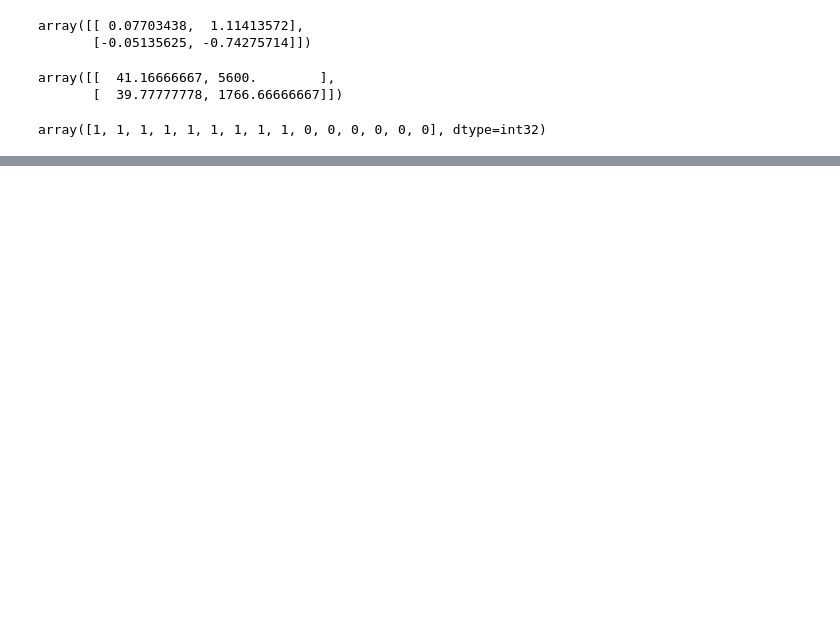
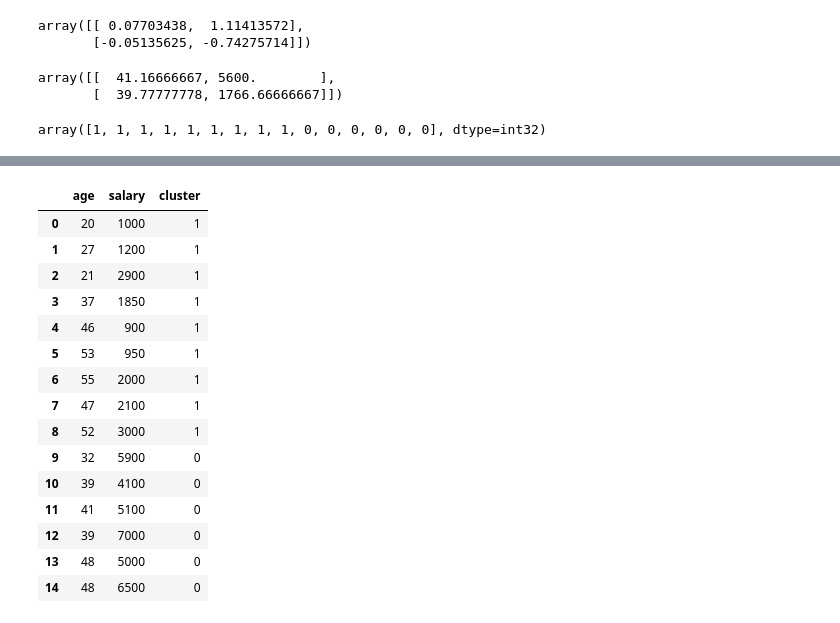
Before and after one commit to MarcelaMotta/salary_age, a Jupyter notebook: main.ipynb, the cells around one changed output, grey strips where cells are left out. Cells and saved outputs as stored; diff of their text form; code cells hidden in the pictures; blank space fills up the shorter version.

```diff
--- a/main.ipynb
+++ b/main.ipynb
@@ -69,0 +107,21 @@ fig_results.show()
+# %%
+data = pd.DataFrame(data=data, columns=['age', 'salary'])
+data['cluster'] = labels
+data
+# %% [output]
+|  | age | salary | cluster |
+| 0 | 20 | 1000 | 1 |
+| 1 | 27 | 1200 | 1 |
+| 2 | 21 | 2900 | 1 |
+| 3 | 37 | 1850 | 1 |
+| 4 | 46 | 900 | 1 |
+| 5 | 53 | 950 | 1 |
+| 6 | 55 | 2000 | 1 |
+| 7 | 47 | 2100 | 1 |
+| 8 | 52 | 3000 | 1 |
+| 9 | 32 | 5900 | 0 |
+| 10 | 39 | 4100 | 0 |
+| 11 | 41 | 5100 | 0 |
+| 12 | 39 | 7000 | 0 |
+| 13 | 48 | 5000 | 0 |
+| 14 | 48 | 6500 | 0 |
```
Also changed, not shown: parts of 6 cells of this notebook.
